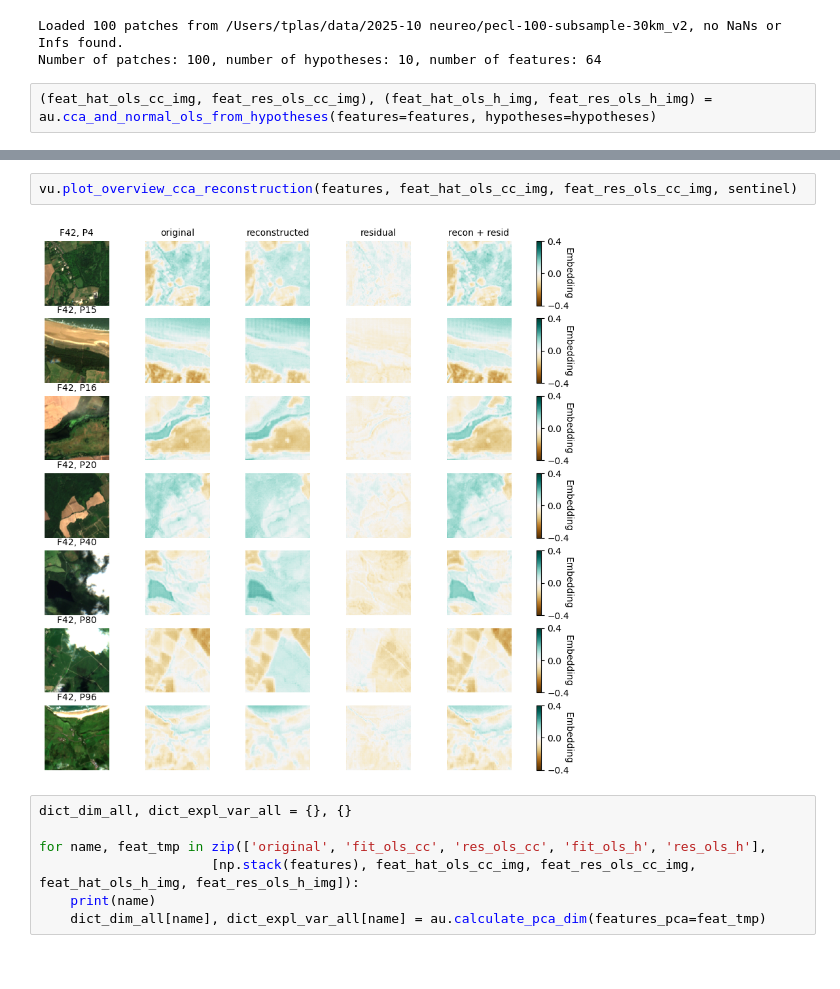
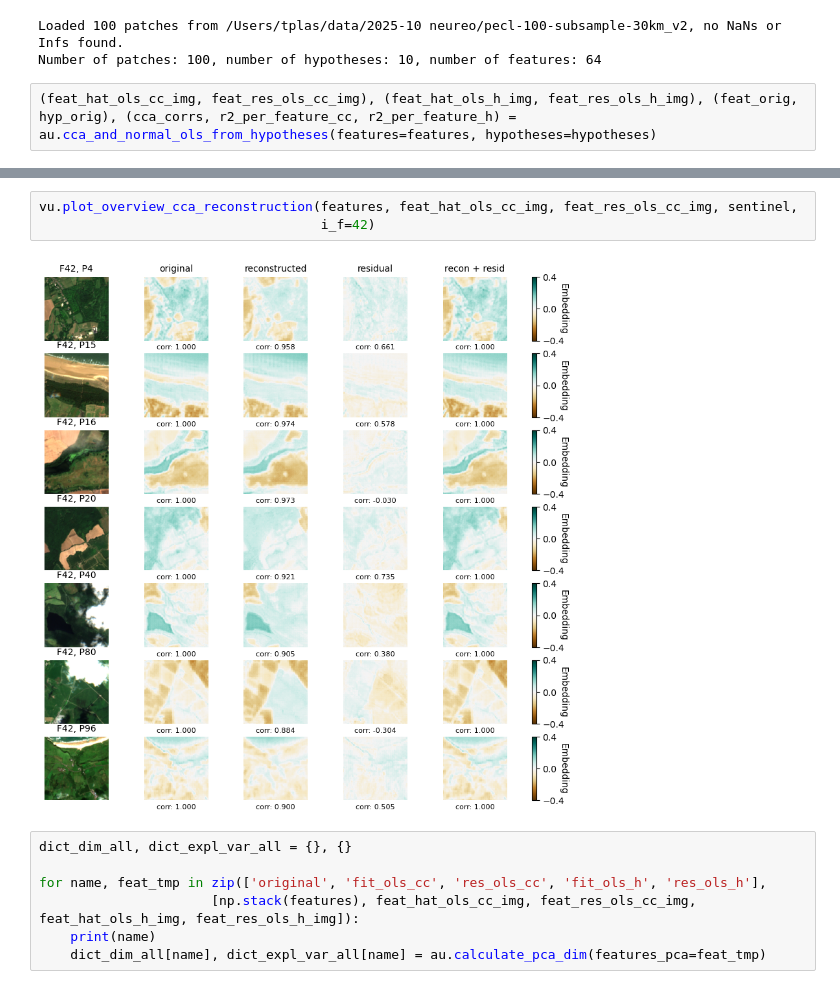
Before and after one commit to vdplasthijs/NeurEO, a Jupyter notebook: notebooks/CCA figure.ipynb, the cells around one changed output, grey strips where cells are left out. Cells and saved outputs as stored; diff of their text form.

```diff
--- a/notebooks/CCA figure.ipynb
+++ b/notebooks/CCA figure.ipynb
@@ -32,5 +29,5 @@ print(f"Number of patches: {n_patches}, number of hypotheses: {n_hyp}, number of
 Loaded 100 patches from /Users/tplas/data/2025-10 neureo/pecl-100-subsample-30km_v2, no NaNs or Infs found.
 Number of patches: 100, number of hypotheses: 10, number of features: 64
 # %%
-(feat_hat_ols_cc_img, feat_res_ols_cc_img), (feat_hat_ols_h_img, feat_res_ols_h_img) = au.cca_and_normal_ols_from_hypotheses(features=features, hypotheses=hypotheses)
+(feat_hat_ols_cc_img, feat_res_ols_cc_img), (feat_hat_ols_h_img, feat_res_ols_h_img), (feat_orig, hyp_orig), (cca_corrs, r2_per_feature_cc, r2_per_feature_h) = au.cca_and_normal_ols_from_hypotheses(features=features, hypotheses=hypotheses)
 # %% [output]
@@ -38,7 +76,8 @@ Canonical correlations: [0.979 0.93  0.921 0.888 0.828 0.781 0.71  0.656 0.548 0
 # %%
-vu.plot_overview_cca_reconstruction(features, feat_hat_ols_cc_img, feat_res_ols_cc_img, sentinel)
+vu.plot_overview_cca_reconstruction(features, feat_hat_ols_cc_img, feat_res_ols_cc_img, sentinel,
+                                    i_f=42)
 # %% [output]
-[figure, old version]
+[figure, new version]
 # %%
 dict_dim_all, dict_expl_var_all = {}, {}
 
```
Also changed, not shown: parts of 8 cells of this notebook, 2 other files.
